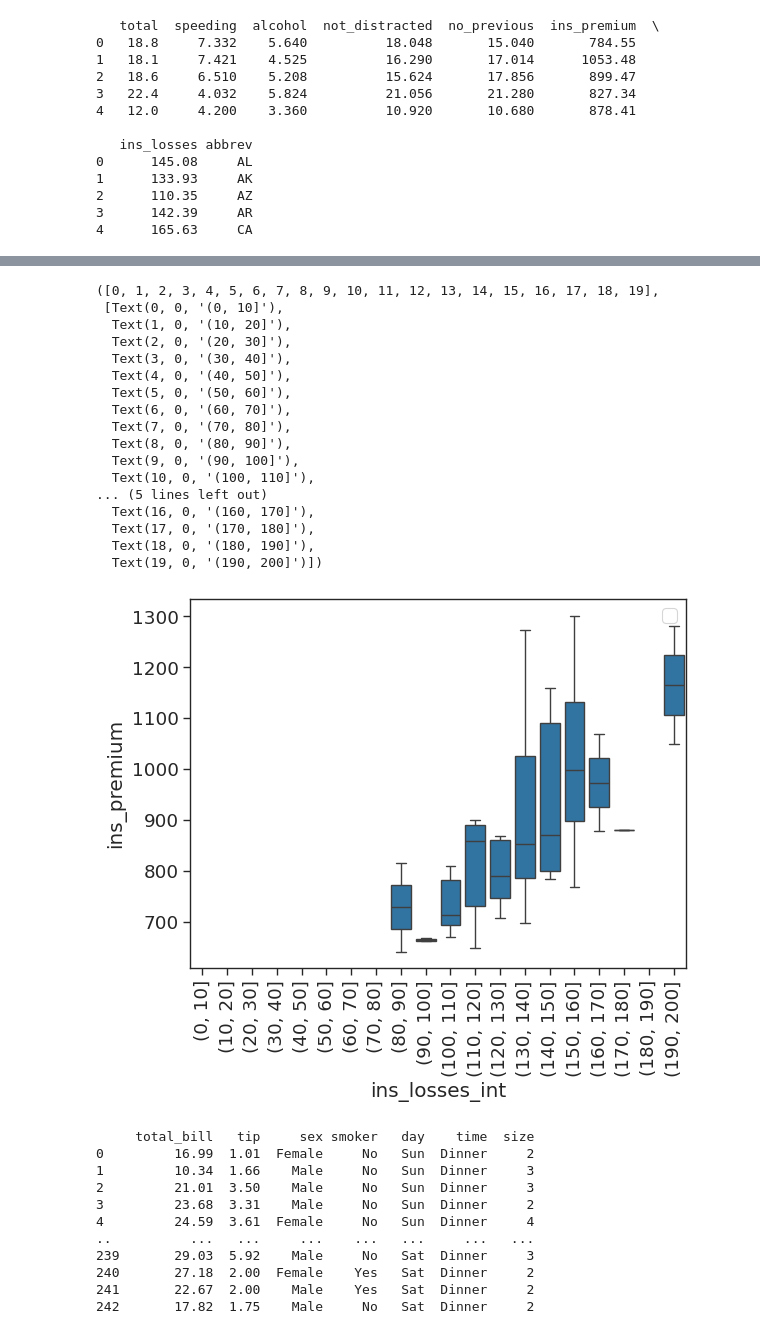
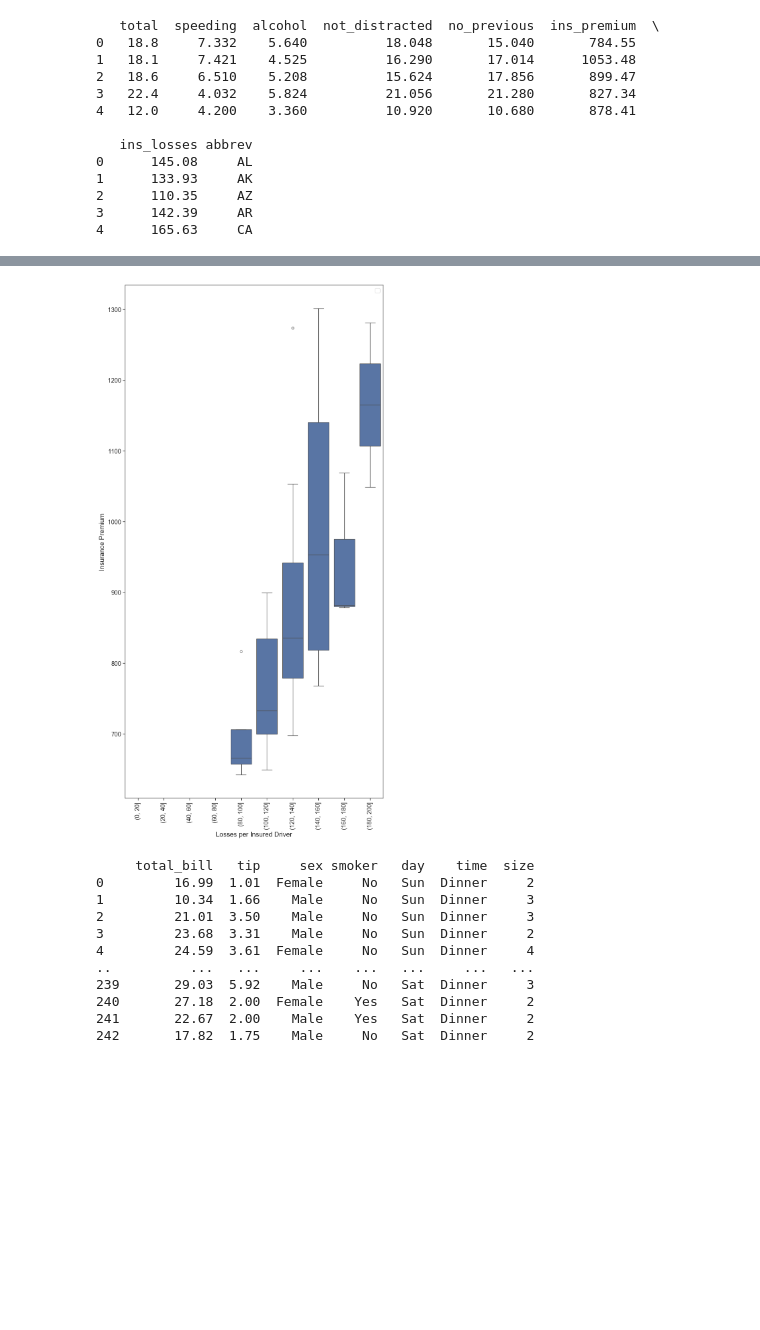
Before and after one commit to ctiwari/DataVizClass, a Jupyter notebook: IntroToSeaborn.ipynb, the cells around one changed output, grey strips where cells are left out. Saved outputs shown, nothing was run; the diff lists cells and outputs as text; code cells hidden in the pictures; blank space fills up the shorter version.

```diff
--- a/IntroToSeaborn.ipynb
+++ b/IntroToSeaborn.ipynb
@@ -60,4 +76,5 @@ sns.kdeplot(crash_df['ins_losses'])
 # %%
+
 # Jointplot compares 2 distributions and plots a scatter plot by default
 # As we can see as people tend to speed they also tend to drink & drive
 # With kind you can create a regression line with kind='reg'
@@ -65,5 +82,9 @@ sns.kdeplot(crash_df['ins_losses'])
 # Kernal Density Estimation estimates the distribution of data
 # You can create a hexagon distribution with kind='hex'
 
-sns.jointplot(x='speeding', y='alcohol', data=crash_df, kind='reg')
+sns.set_context('talk', font_scale=1)
+
+sns_plot = sns.jointplot(x='speeding', y='alcohol', data=crash_df, kind='reg', height=10)
+sns_plot.set_axis_labels('Percentage speeding', 'Percentage alcohol')
+plt.suptitle('Joint Plot of speeding and alcohol', fontsize=20, y=1.02)
 # %% [output]
@@ -72,4 +93,17 @@ sns.jointplot(x='speeding', y='alcohol', data=crash_df, kind='reg')
 # %%
-# Pair Plot plots relationships across the entire data frames numerical values
-sns.pairplot(crash_df, kind="reg")
+# Set the overall style and context
+sns.set_style('dark')
+sns.set_context('talk', font_scale=1.25)
+
+# Create the pair plot and customize the regression line appearance
+pair_plot = sns.pairplot(crash_df, kind="reg",
+                         plot_kws={'line_kws': {'color': 'red', 'linestyle': '--', 'linewidth': 2}},
+                         diag_kind="kde")
+
+# Add a title and adjust the layout
+plt.suptitle('Pair Plot of Crash Data with Custom Regression Lines', fontsize=18, y=1.02)
+pair_plot.fig.subplots_adjust(top=0.9)
+
+# Show the plot
+plt.show()
 # %% [output]
@@ -86,15 +110,0 @@ sns.rugplot(crash_df['alcohol'])
-# %%
-# You can set styling for your axes and grids
-# white, darkgrid, whitegrid, dark, ticks
-sns.set_style('ticks')
-
-# You can use figure sizing from Matplotlib
-plt.figure(figsize=(10,6))
-
-# Change size of lables, lines and other elements to best fit
-# how you will present your data (paper, talk, poster)
-sns.set_context('paper', font_scale=1.5)
-
-sns.jointplot(x='speeding', y='alcohol', data=crash_df, kind='reg')
-
-plt.show()
@@ -142,6 +130,6 @@ sns.countplot(x='abbrev',data=crash_df_sub)
 # %%
 #print(crash_df['ins_losses'].max())
-crash_df['ins_losses_int'] = pd.cut(crash_df['ins_losses'], bins=np.arange(0,210,10))
+crash_df['ins_losses_int'] = pd.cut(crash_df['ins_losses'], bins=np.arange(0,210,20))
 print(crash_df)
 
 # A box plot allows you to compare different variables
@@ -149,7 +137,8 @@ print(crash_df)
 # the box extends 1 standard deviation from the median
 # The whiskers extend to all the other data aside from the points that are considered
 # to be outliers
-sns.boxplot(x='ins_losses_int',y='ins_premium',data=crash_df)
+sns_plot = sns.boxplot(x='ins_losses_int',y='ins_premium',data=crash_df)
+sns_plot.set(xlabel='Losses per Insured Driver', ylabel='Insurance Premium')
 
 # Moves legend to the best position
 plt.legend(loc=0)
@@ -176,21 +175,4 @@ No artists with labels found to put in legend.  Note that artists whose label st
-([0, 1, 2, 3, 4, 5, 6, 7, 8, 9, 10, 11, 12, 13, 14, 15, 16, 17, 18, 19],
- [Text(0, 0, '(0, 10]'),
-  Text(1, 0, '(10, 20]'),
-  Text(2, 0, '(20, 30]'),
-  Text(3, 0, '(30, 40]'),
-  Text(4, 0, '(40, 50]'),
-  Text(5, 0, '(50, 60]'),
-  Text(6, 0, '(60, 70]'),
-  Text(7, 0, '(70, 80]'),
-  Text(8, 0, '(80, 90]'),
-  Text(9, 0, '(90, 100]'),
-  Text(10, 0, '(100, 110]'),
-... (5 lines left out)
-  Text(16, 0, '(160, 170]'),
-  Text(17, 0, '(170, 180]'),
-  Text(18, 0, '(180, 190]'),
-  Text(19, 0, '(190, 200]')])
-[figure, old version]
+[figure, new version]
 # %%
 tips_df = sns.load_dataset('tips')
 print(tips_df)
```
Also changed, not shown: parts of 15 cells of this notebook.
